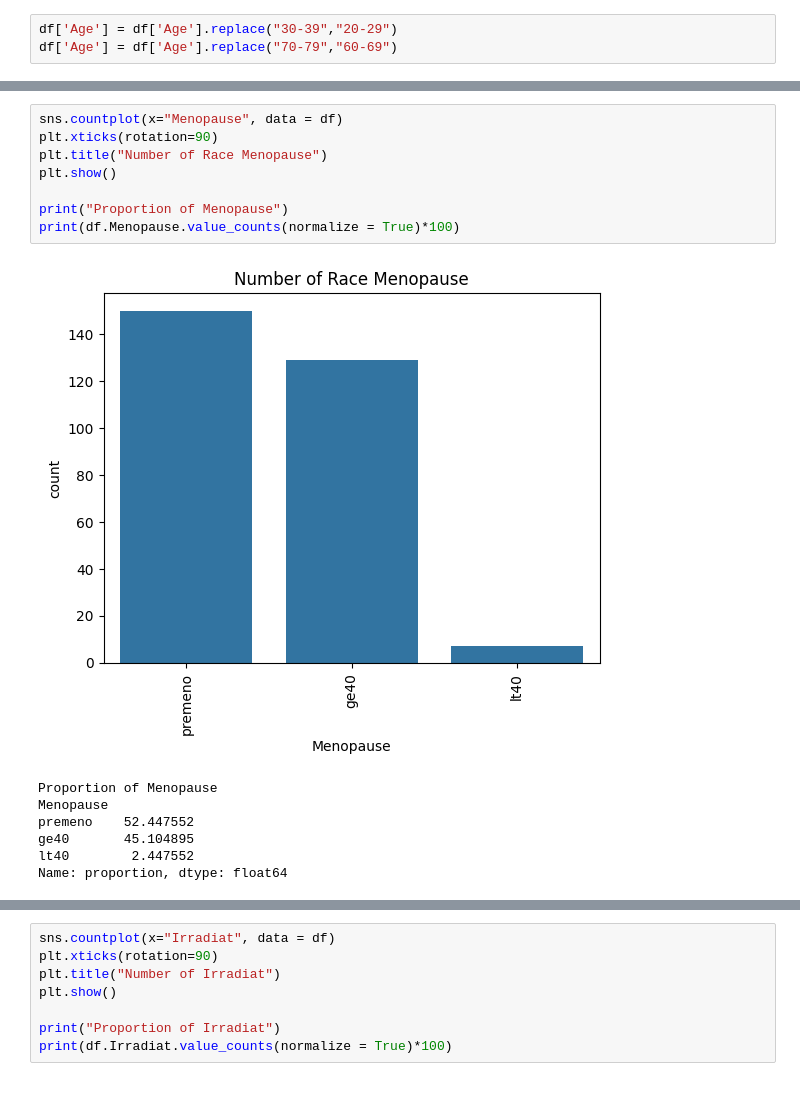
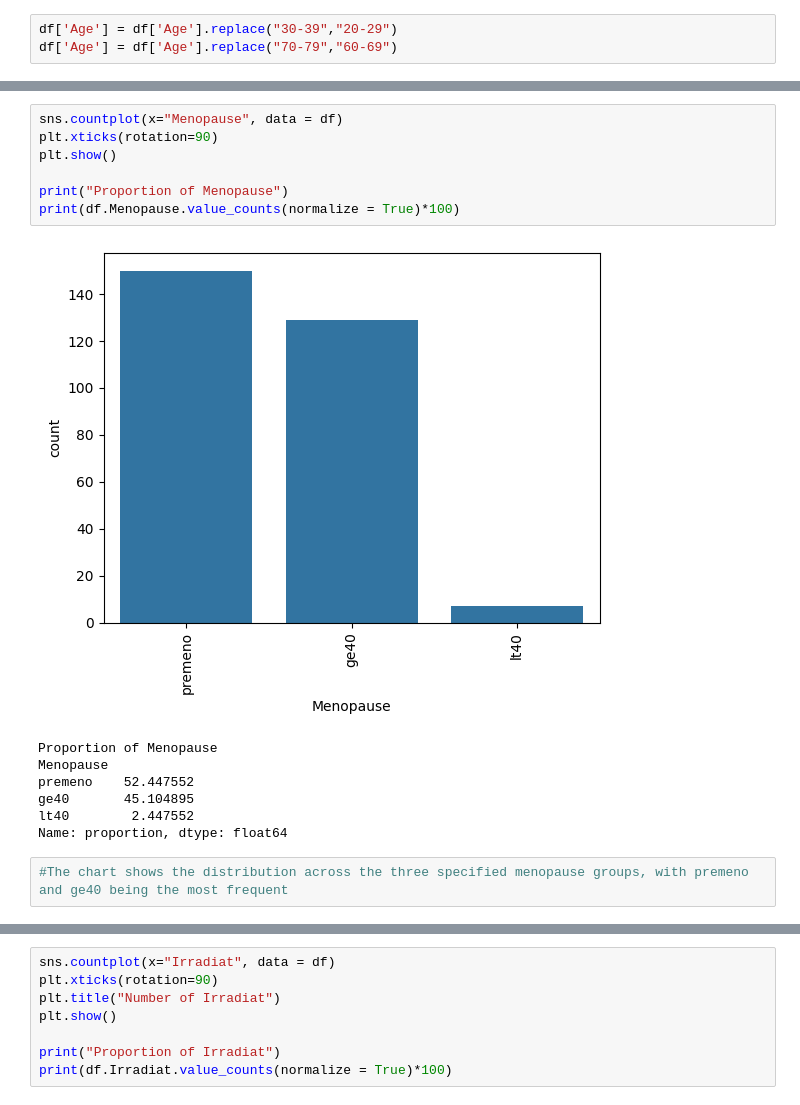
Before and after one commit to AnjanaMS0217/Add-on-course, a Jupyter notebook: Breast_Cancer.ipynb, the cells around one changed output, grey strips where cells are left out. Cells and saved outputs as stored; diff of their text form.

```diff
--- a/Breast_Cancer.ipynb
+++ b/Breast_Cancer.ipynb
@@ -174,19 +176,20 @@ plt.show()
 # %%
 sns.countplot(x="Menopause", data = df)
 plt.xticks(rotation=90)
-plt.title("Number of Race Menopause")
 plt.show()
 
 print("Proportion of Menopause")
 print(df.Menopause.value_counts(normalize = True)*100)
 # %% [output]
-[figure, old version]
+[figure, new version]
 Proportion of Menopause
 Menopause
 premeno    52.447552
 ge40       45.104895
 lt40        2.447552
 Name: proportion, dtype: float64
+# %%
+#The chart shows the distribution across the three specified menopause groups, with premeno and ge40 being the most frequent
 # %%
 sns.countplot(x="Breast", data = df)
 plt.xticks(rotation=90)
```
Also changed, not shown: parts of 18 cells of this notebook.
